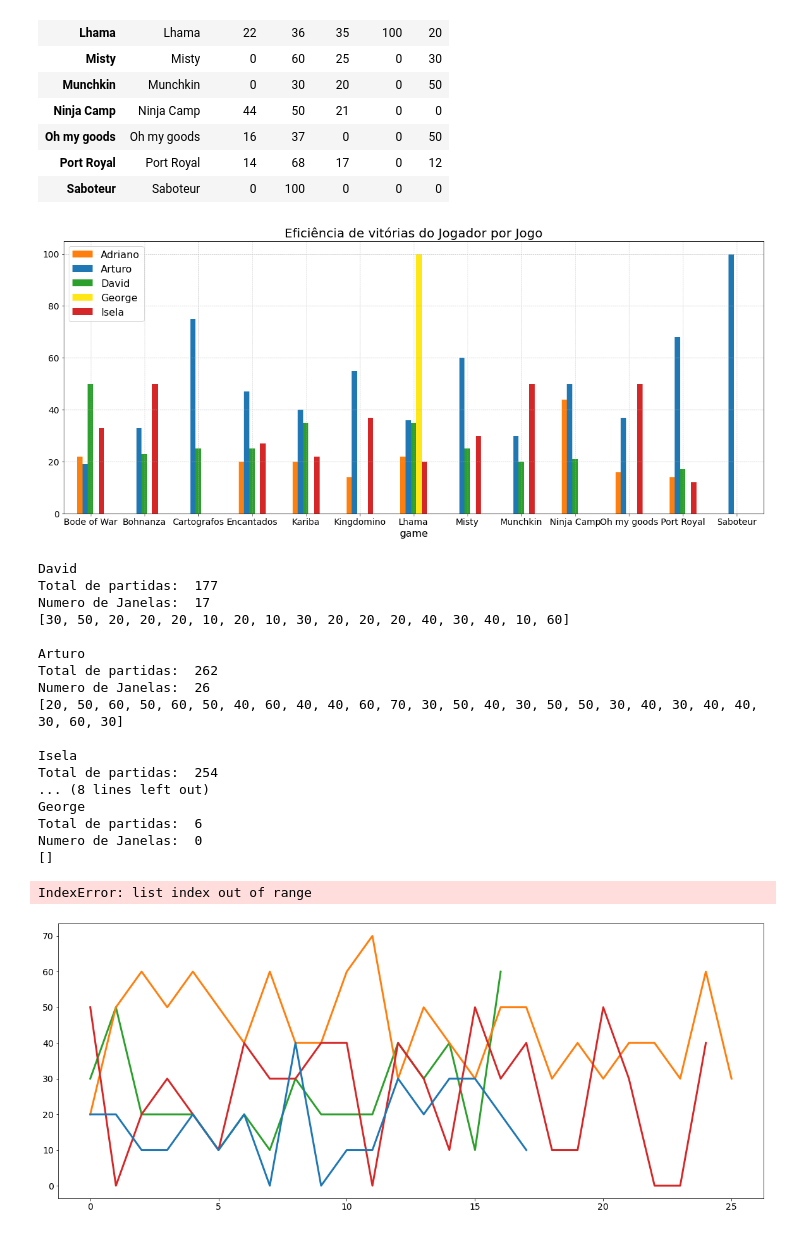
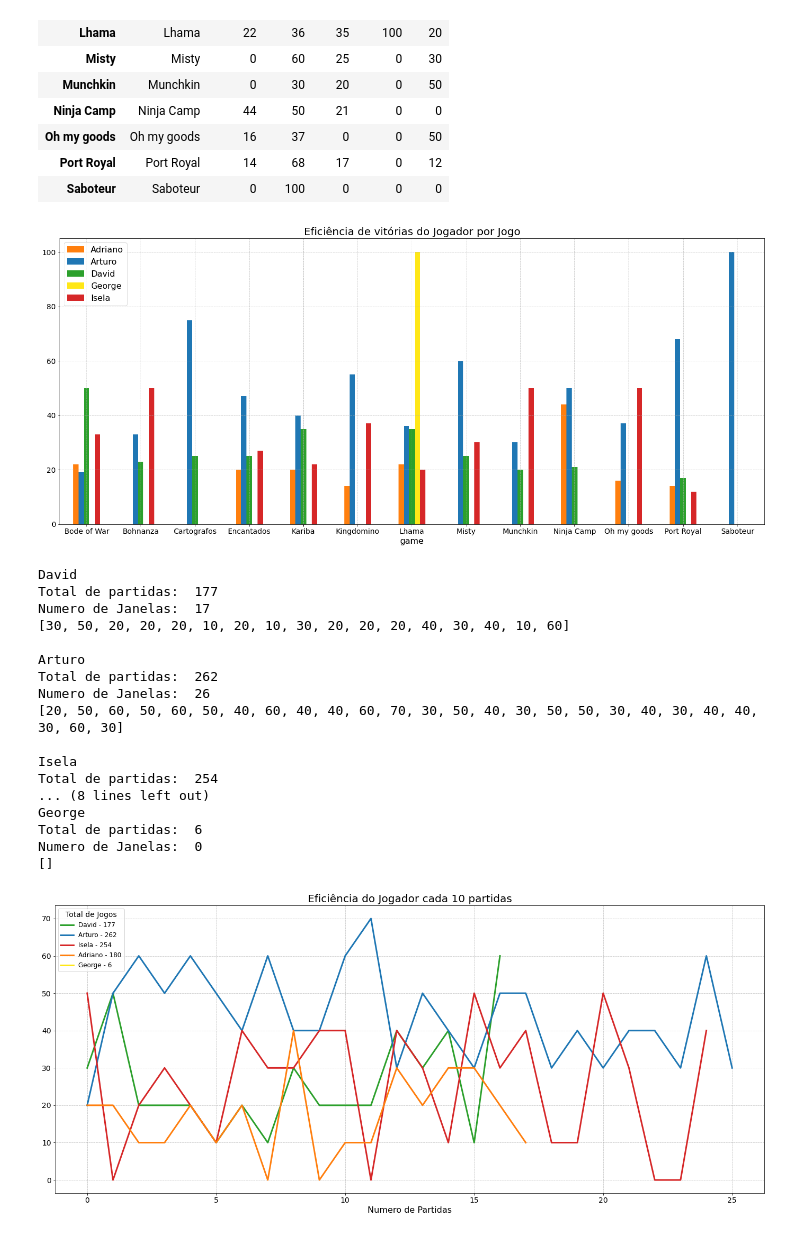
Before and after one commit to mhacarthur/card-game-stats, a Jupyter notebook: statistics.ipynb, the cells around one changed output. Cells and saved outputs as stored; diff of their text form; code cells hidden in the pictures.

```diff
--- a/statistics.ipynb
+++ b/statistics.ipynb
@@ -263,7 +305,7 @@ game_pivot
 | Port Royal | Port Royal | 14 | 68 | 17 | 0 | 12 |
 | Saboteur | Saboteur | 0 | 100 | 0 | 0 | 0 |
 # %%
-_, ax = plt.subplots(figsize=(20,8))
+_, ax = plt.subplots(figsize=(24,10))
 bars = game_pivot.plot(kind='bar', grid=True, ax=ax,color=COLORS2)
 ax.tick_params(axis='x', rotation=0)
 plt.title('Eficiência de vitórias do Jogador por Jogo')
@@ -271,13 +313,13 @@ plt.grid(linestyle='--', linewidth=0.6)
 plt.legend(loc=2, prop={'size': 16})
 plt.savefig("./fig/eficiencia_por_jogo.png",facecolor='w',bbox_inches ='tight',pad_inches=0.1)
 # %% [output]
-[figure, old version]
+[figure, new version]
 # %%
 JN = 10
 a = 0
 df1 = df[['players', 'winner']]
 
-plt.figure(figsize=(20,8))
+plt.figure(figsize=(24,10))
 ax = plt.axes()
 for names in df1['players'].unique():
 
@@ -313,35 +355,34 @@ vals = ax.get_yticks()
 plt.title('Eficiência do Jogador cada '+str(JN)+' partidas')
 plt.xlabel('Numero de Partidas')
 plt.grid(True)
 
 leg = plt.legend(fontsize=12,loc=2)
 leg.set_title(title="Total de Jogos",prop={'size':14})
 
 plt.grid(linestyle='--', linewidth=0.6)
 
 salida1 = './fig/eficiencia_cada_'+str(JN)+'.png'
 
 plt.savefig(salida1,facecolor='w',bbox_inches ='tight',pad_inches=0.1)
 # %% [output]
 David
 Total de partidas:  177
 Numero de Janelas:  17
 [30, 50, 20, 20, 20, 10, 20, 10, 30, 20, 20, 20, 40, 30, 40, 10, 60]
 
 Arturo
 Total de partidas:  262
 Numero de Janelas:  26
 [20, 50, 60, 50, 60, 50, 40, 60, 40, 40, 60, 70, 30, 50, 40, 30, 50, 50, 30, 40, 30, 40, 40, 30, 60, 30]
 
 Isela
 Total de partidas:  254
 ... (8 lines left out)
 George
 Total de partidas:  6
 Numero de Janelas:  0
 []
-IndexError: list index out of range
-[figure, old version]
+[figure, new version]
 # %%
 JN = 15
 a = 0
```
Also changed, not shown: parts of 7 cells of this notebook, 7 other files.
